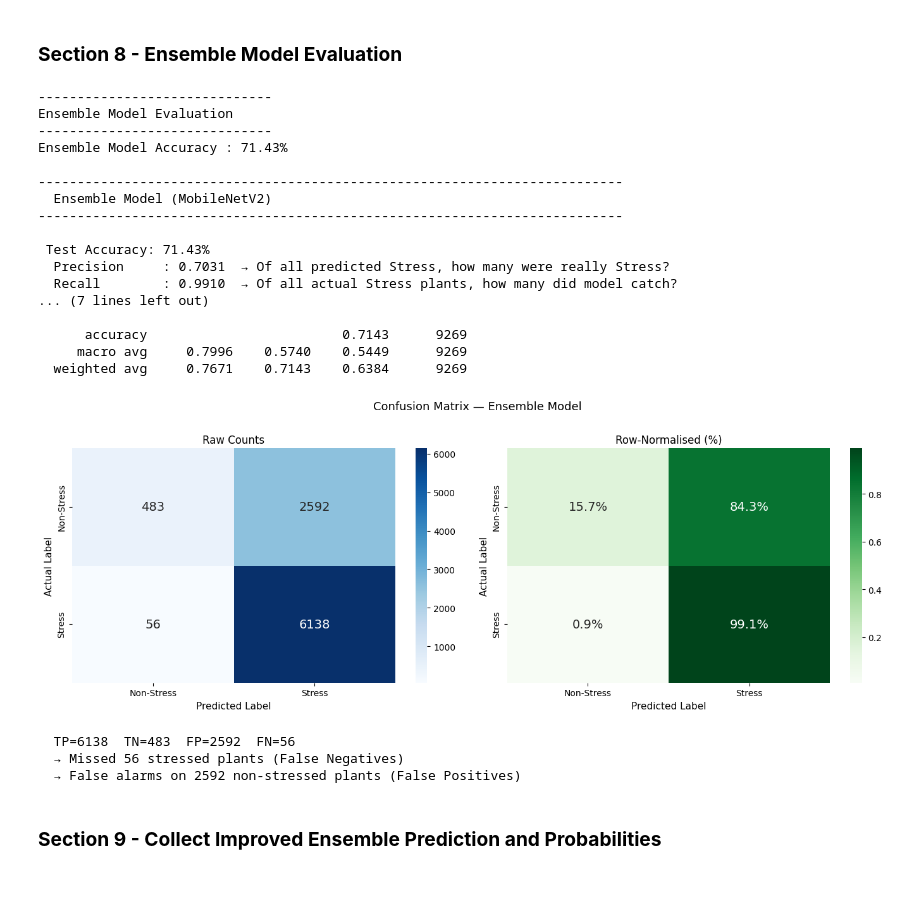
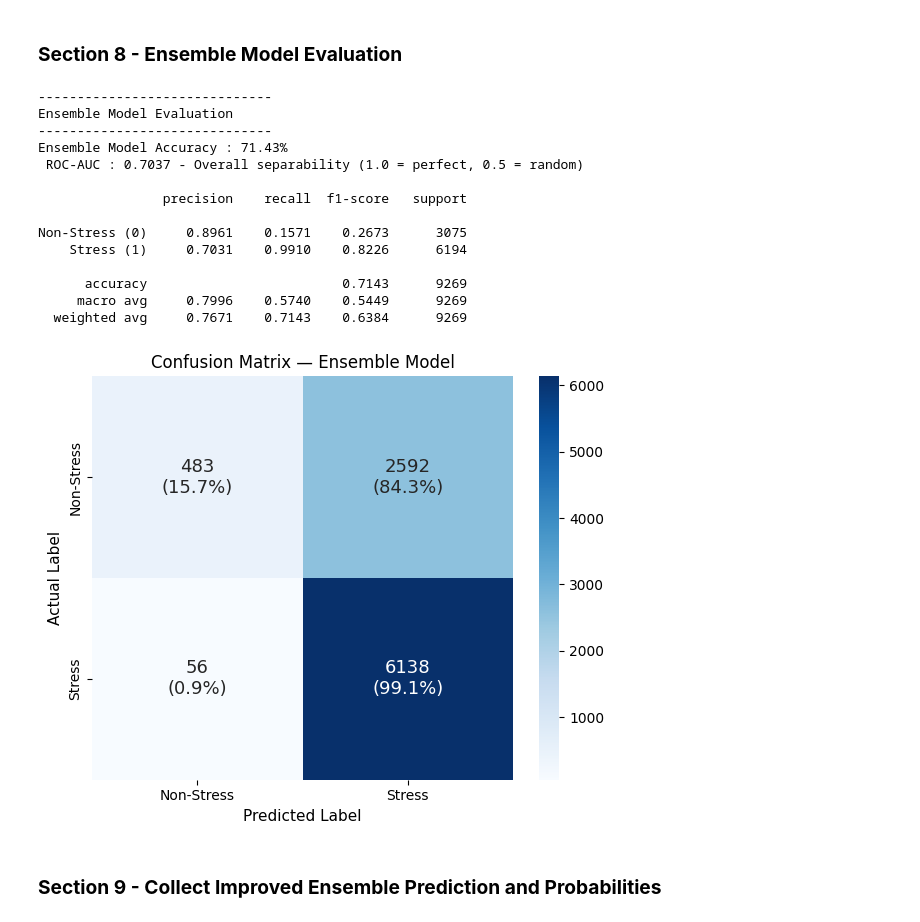
Before and after one commit to Manish3501/A_Domain-Generalized_Deep_Learning_Framework_for_Cross-Dataset_Water-Stress-Detection-from-Crop-Leaf, a Jupyter notebook: Evaluation/all_model_evaluation.ipynb, the cells around one changed output. Drawn from its saved outputs; the diff is of its cells as text; code cells hidden in the pictures; blank space fills up the shorter version.

```diff
--- a/Evaluation/all_model_evaluation.ipynb
+++ b/Evaluation/all_model_evaluation.ipynb
@@ -261,47 +261,41 @@ ensemble_accuracy = evaluate_ensemble(
 )
 
 # Metrics
-ens_metrics = compute_all_metrics(
+ens_auc = compute_all_metrics(
     ens_preds,
     ens_labels,
     ens_probs,
     model_name="Ensemble Model (MobileNetV2)"
 )
 
 plot_confusion_matrix(
     ens_preds,
     ens_labels,
     "Ensemble Model"
 )
 
 ens_roc_data = {
     "name": "Ensemble",
     "labels": ens_labels,
     "probs": ens_probs,
-    "auc": ens_metrics["auc"]
+    "auc": ens_auc
 }
 # %% [output]
 ------------------------------
 Ensemble Model Evaluation
 ------------------------------
 Ensemble Model Accuracy : 71.43%
+ ROC-AUC : 0.7037 - Overall separability (1.0 = perfect, 0.5 = random)
 
----------------------------------------------------------------------------
-  Ensemble Model (MobileNetV2)
----------------------------------------------------------------------------
+                precision    recall  f1-score   support
 
- Test Accuracy: 71.43%
-  Precision     : 0.7031  → Of all predicted Stress, how many were really Stress?
-  Recall        : 0.9910  → Of all actual Stress plants, how many did model catch?
-... (7 lines left out)
+Non-Stress (0)     0.8961    0.1571    0.2673      3075
+    Stress (1)     0.7031    0.9910    0.8226      6194
 
       accuracy                         0.7143      9269
      macro avg     0.7996    0.5740    0.5449      9269
   weighted avg     0.7671    0.7143    0.6384      9269
-[figure, old version]
+[figure, new version]
-  TP=6138  TN=483  FP=2592  FN=56
-  → Missed 56 stressed plants (False Negatives)
-  → False alarms on 2592 non-stressed plants (False Positives)
 # %% [markdown]
 ### **Section 9 - Collect Improved Ensemble Prediction and Probabilities**
 # %%
```
Also changed, not shown: parts of 8 cells of this notebook.
